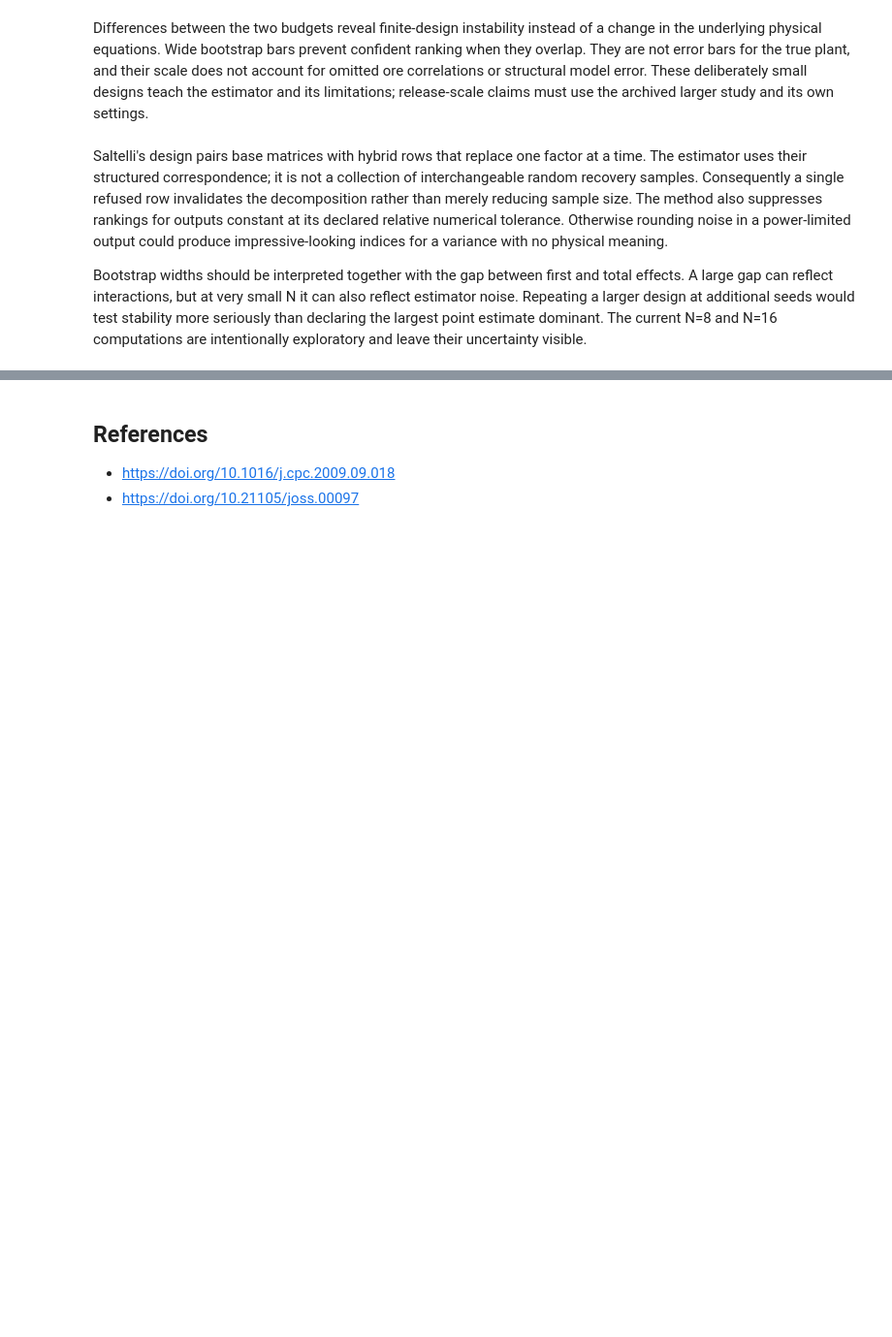
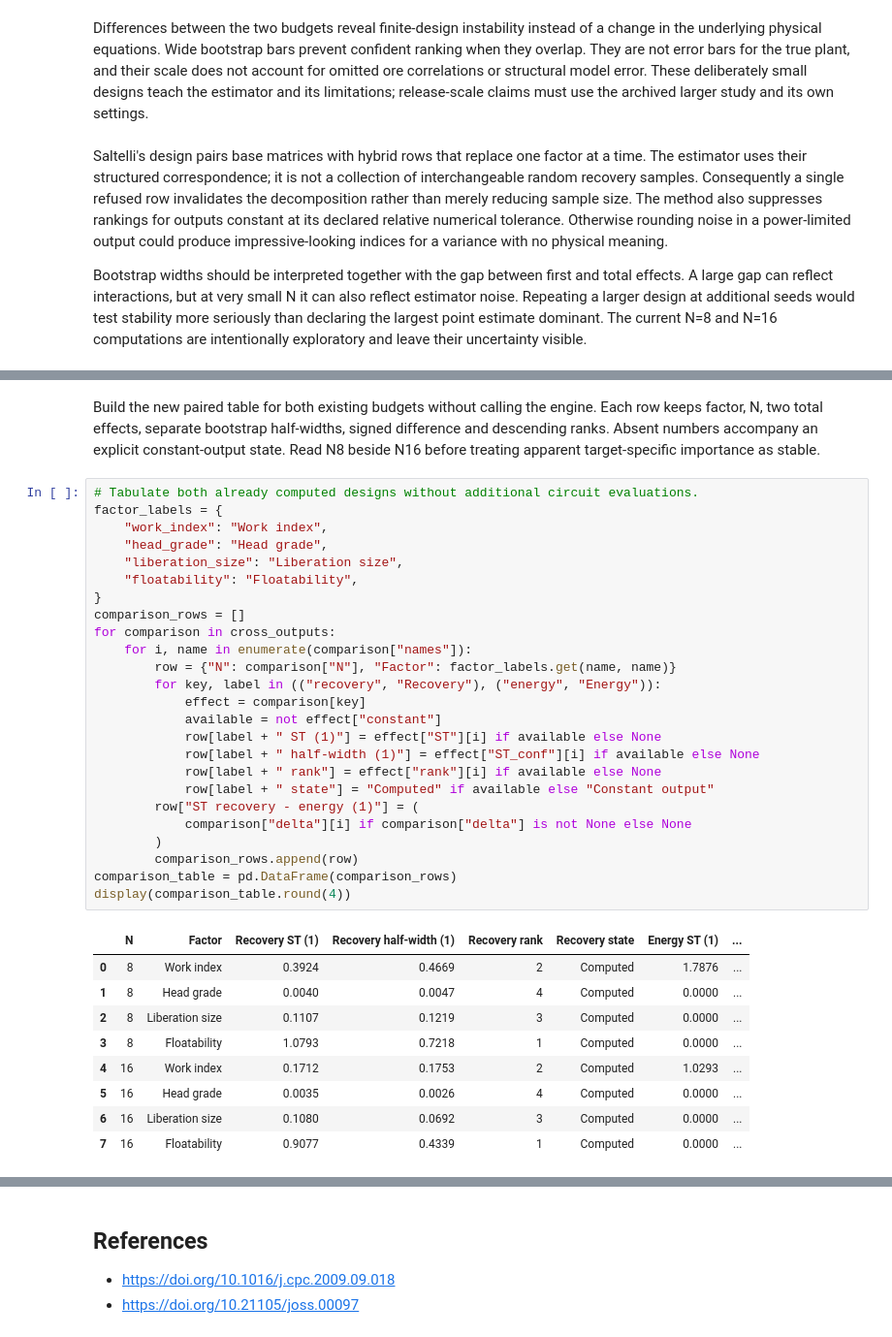
Before and after one commit to fsantibanezleal/CAOS_OreFlow, a Jupyter notebook: notebooks/en/05-uncertainty/03-research-comparison.ipynb, the cells around one changed output, grey strips where cells are left out. Shown at 97% size. Saved outputs shown, nothing was run; the diff lists cells and outputs as text; blank space fills up the shorter version.

```diff
--- a/notebooks/en/05-uncertainty/03-research-comparison.ipynb
+++ b/notebooks/en/05-uncertainty/03-research-comparison.ipynb
@@ -209,0 +254,37 @@ Bootstrap widths should be interpreted together with the gap between first and t
+# %% [markdown]
+Build the new paired table for both existing budgets without calling the engine. Each row keeps factor, N, two total effects, separate bootstrap half-widths, signed difference and descending ranks. Absent numbers accompany an explicit constant-output state. Read N8 beside N16 before treating apparent target-specific importance as stable.
+# %%
+# Tabulate both already computed designs without additional circuit evaluations.
+factor_labels = {
+    "work_index": "Work index",
+    "head_grade": "Head grade",
+    "liberation_size": "Liberation size",
+    "floatability": "Floatability",
+}
+comparison_rows = []
+for comparison in cross_outputs:
+    for i, name in enumerate(comparison["names"]):
+        row = {"N": comparison["N"], "Factor": factor_labels.get(name, name)}
+        for key, label in (("recovery", "Recovery"), ("energy", "Energy")):
+            effect = comparison[key]
+            available = not effect["constant"]
+            row[label + " ST (1)"] = effect["ST"][i] if available else None
+            row[label + " half-width (1)"] = effect["ST_conf"][i] if available else None
+            row[label + " rank"] = effect["rank"][i] if available else None
+            row[label + " state"] = "Computed" if available else "Constant output"
+        row["ST recovery - energy (1)"] = (
+            comparison["delta"][i] if comparison["delta"] is not None else None
+        )
+        comparison_rows.append(row)
+comparison_table = pd.DataFrame(comparison_rows)
+display(comparison_table.round(4))
+# %% [output]
+|  | N | Factor | Recovery ST (1) | Recovery half-width (1) | Recovery rank | Recovery state | Energy ST (1) | ... |
+| 0 | 8 | Work index | 0.3924 | 0.4669 | 2 | Computed | 1.7876 | ... |
+| 1 | 8 | Head grade | 0.0040 | 0.0047 | 4 | Computed | 0.0000 | ... |
+| 2 | 8 | Liberation size | 0.1107 | 0.1219 | 3 | Computed | 0.0000 | ... |
+| 3 | 8 | Floatability | 1.0793 | 0.7218 | 1 | Computed | 0.0000 | ... |
+| 4 | 16 | Work index | 0.1712 | 0.1753 | 2 | Computed | 1.0293 | ... |
+| 5 | 16 | Head grade | 0.0035 | 0.0026 | 4 | Computed | 0.0000 | ... |
+| 6 | 16 | Liberation size | 0.1080 | 0.0692 | 3 | Computed | 0.0000 | ... |
+| 7 | 16 | Floatability | 0.9077 | 0.4339 | 1 | Computed | 0.0000 | ... |
```
Also changed, not shown: parts of 16 cells of this notebook, 13 other files.
